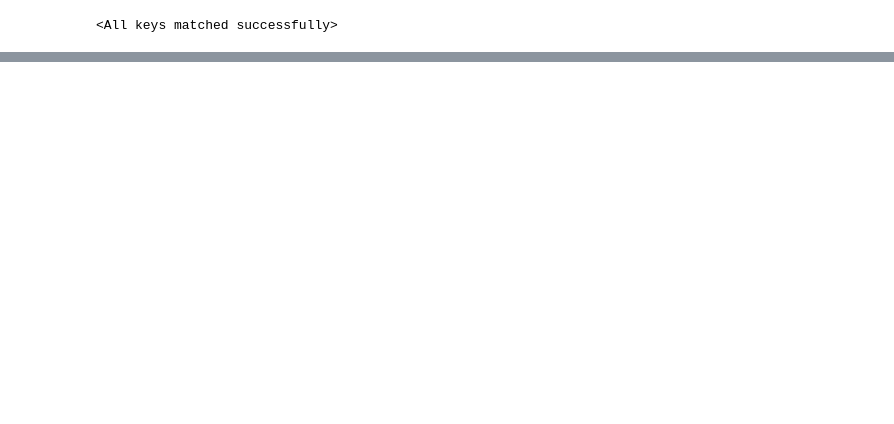
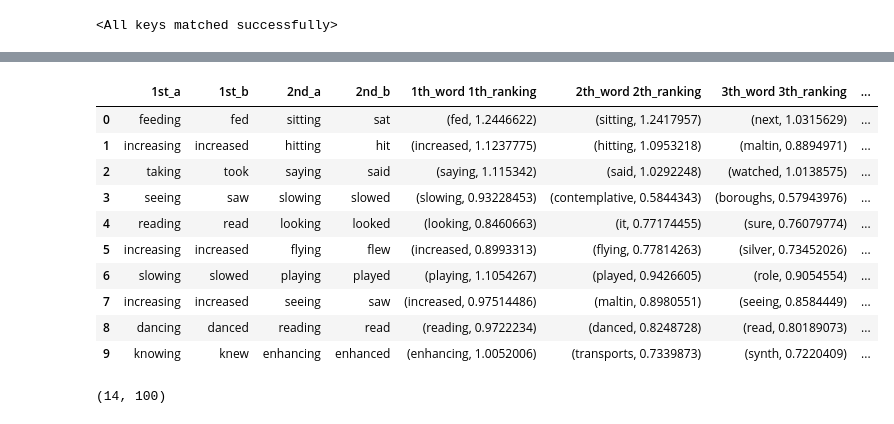
Before and after one commit to englishtea21/stepik-dl-nlp, a Jupyter notebook: task2_word_embeddings.ipynb, the cells around one changed output, grey strips where cells are left out. Saved outputs shown, nothing was run; the diff lists cells and outputs as text; code cells hidden in the pictures; blank space fills up the shorter version.

```diff
--- a/task2_word_embeddings.ipynb
+++ b/task2_word_embeddings.ipynb
@@ -775,0 +655,17 @@ trainer.load_state_dict(torch.load('models/sgns_baseline.pth'))
+# %%
+embeddings = Embeddings(trainer.center_emb.weight.detach().cpu().numpy(), vocabulary)
+# %%
+def check_embeddings_analogies(embeddings, df_analogies, sample_size=20):
+  assert df_analogies.columns.tolist() == ['1st_a', '1st_b', '2nd_a', '2nd_b']
+  df_sampled = df_analogies.sample(sample_size)
+
+  analogy=[]
+  for first_a, first_b, second_a in zip(df_sampled['1st_a'].values, df_sampled['1st_b'].values, df_sampled['2nd_a'].values):
+    analogy.append(embeddings.analogy(first_a, first_b, second_a, topk=5))
+
+  # print(analogy[0])
+
+  analogy_result = pd.DataFrame(analogy, columns=[f'{i+1}th_word {i+1}th_ranking' for i, (_, _) in enumerate(analogy[0])])
+  analogy_result.index = df_sampled.index
+
+  return pd.concat([df_sampled, analogy_result], axis=1).reset_index(drop=True)
@@ -775,0 +731,3 @@ trainer.load_state_dict(torch.load('models/sgns_baseline.pth'))
+# %%
+trainer = SkipGramNegativeSamplingTrainer(len(vocabulary), 100, MAX_TEXT_LEN,
+                                          radius=20, negative_samples_n=50)
@@ -775,0 +765,2 @@ trainer.load_state_dict(torch.load('models/sgns_baseline.pth'))
+# %%
+embeddings = Embeddings(trainer.center_emb.weight.detach().cpu().numpy(), vocabulary)
@@ -775,0 +787,19 @@ trainer.load_state_dict(torch.load('models/sgns_baseline.pth'))
+# %%
+check_embeddings_analogies(embeddings, google_analogies['gram7-past-tense'], sample_size=10)
+# %% [output]
+|  | 1st_a | 1st_b | 2nd_a | 2nd_b | 1th_word 1th_ranking | 2th_word 2th_ranking | 3th_word 3th_ranking | ... |
+| 0 | feeding | fed | sitting | sat | (fed, 1.2446622) | (sitting, 1.2417957) | (next, 1.0315629) | ... |
+| 1 | increasing | increased | hitting | hit | (increased, 1.1237775) | (hitting, 1.0953218) | (maltin, 0.8894971) | ... |
+| 2 | taking | took | saying | said | (saying, 1.115342) | (said, 1.0292248) | (watched, 1.0138575) | ... |
+| 3 | seeing | saw | slowing | slowed | (slowing, 0.93228453) | (contemplative, 0.5844343) | (boroughs, 0.57943976) | ... |
+| 4 | reading | read | looking | looked | (looking, 0.8460663) | (it, 0.77174455) | (sure, 0.76079774) | ... |
+| 5 | increasing | increased | flying | flew | (increased, 0.8993313) | (flying, 0.77814263) | (silver, 0.73452026) | ... |
+| 6 | slowing | slowed | playing | played | (playing, 1.1054267) | (played, 0.9426605) | (role, 0.9054554) | ... |
+| 7 | increasing | increased | seeing | saw | (increased, 0.97514486) | (maltin, 0.8980551) | (seeing, 0.8584449) | ... |
+| 8 | dancing | danced | reading | read | (reading, 0.9722234) | (danced, 0.8248728) | (read, 0.80189073) | ... |
+| 9 | knowing | knew | enhancing | enhanced | (enhancing, 1.0052006) | (transports, 0.7339873) | (synth, 0.7220409) | ... |
+# %%
+test_vectors = embeddings.get_vectors(*test_words)
+print(test_vectors.shape)
+# %% [output]
+(14, 100)
```
Also changed, not shown: parts of 75 cells of this notebook.
